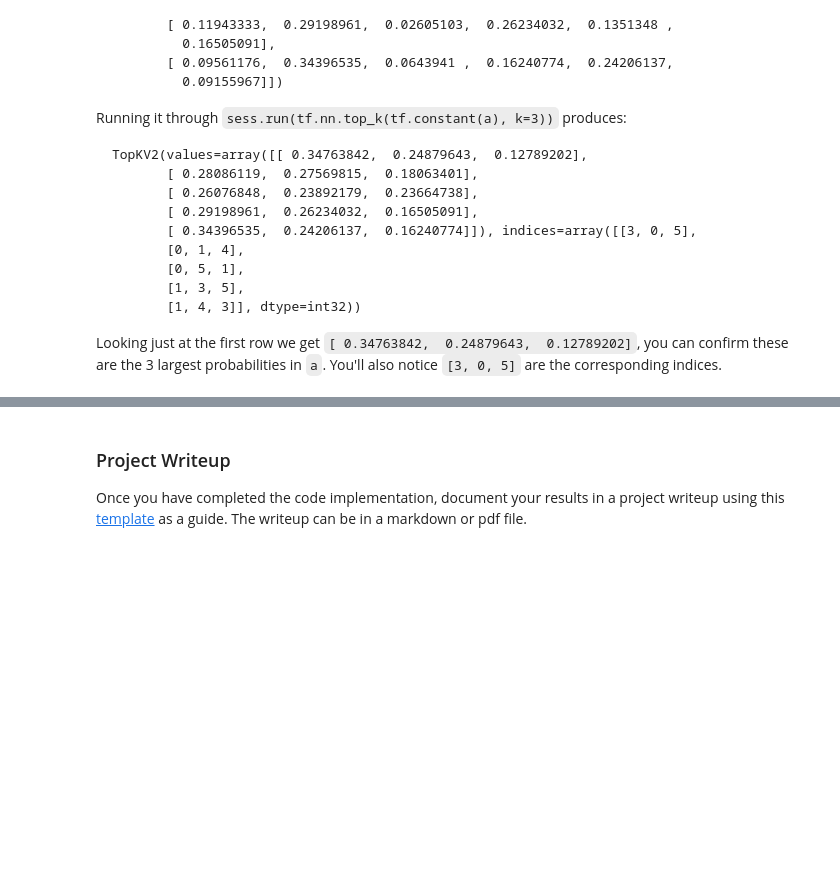
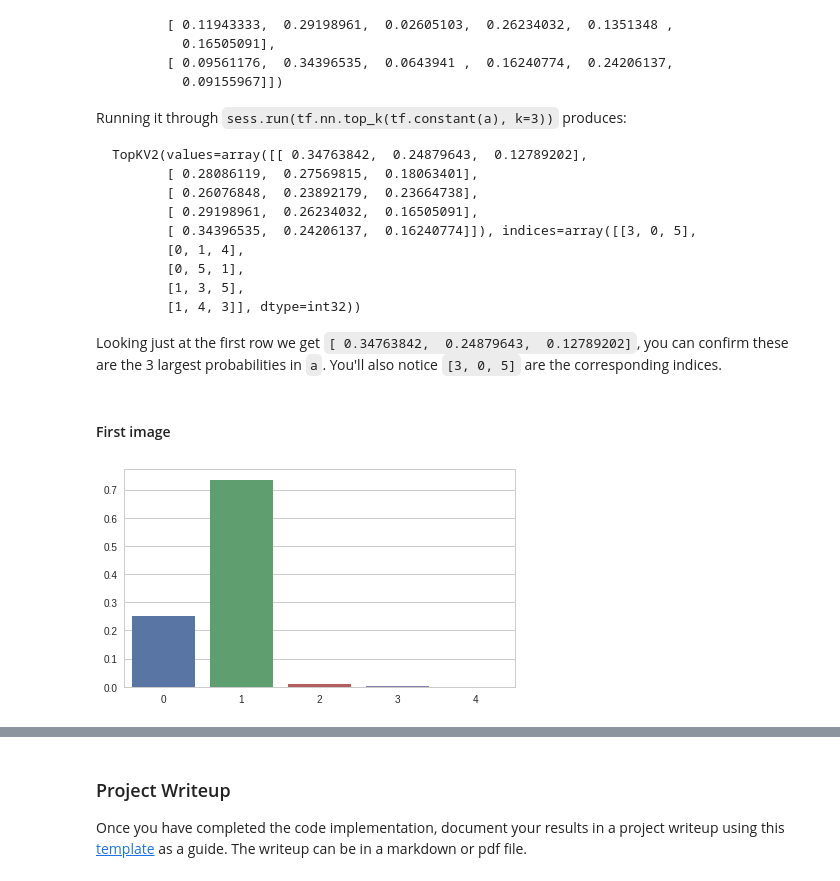
Before and after one commit to ruleva1983/udacity-selfdrivingcar, a Jupyter notebook: term1/traffic_sign/Traffic_Sign_Classifier.ipynb, the cells around one changed output, grey strips where cells are left out. Drawn from its saved outputs; the diff is of its cells as text; code cells hidden in the pictures; blank space fills up the shorter version.

```diff
--- a/term1/traffic_sign/Traffic_Sign_Classifier.ipynb
+++ b/term1/traffic_sign/Traffic_Sign_Classifier.ipynb
@@ -325,3 +595,8 @@ You may find `signnames.csv` useful as it contains mappings from the class id (i
 ### Run the predictions here and use the model to output the prediction for each image.
 ### Make sure to pre-process the images with the same pre-processing pipeline used earlier.
 ### Feel free to use as many code cells as needed.
+# %%
+with tf.Session() as sess:
+    saver = tf.train.Saver()
+    saver.restore(sess, os.path.join("models/", 'model.ckpt'))
+    image_res = sess.run(prediction, feed_dict={x_holder : images})
@@ -327,0 +607,2 @@ You may find `signnames.csv` useful as it contains mappings from the class id (i
+# %%
+ind = np.argpartition(test_res[0], -5)[-5:]
@@ -373,3 +662,17 @@ Looking just at the first row we get `[ 0.34763842,  0.24879643,  0.12789202]`,
 # %%
 ### Print out the top five softmax probabilities for the predictions on the German traffic sign images found on the web.
 ### Feel free to use as many code cells as needed.
+# %%
+# Utility function for bar plots
+def bar_plot_softmax(n, cutoff=5):
+    ind = np.sort(np.argpartition(image_res[n], -cutoff)[-cutoff:])
+    sns.set_style("whitegrid")
+    plt.figure(figsize=(7,4))
+    ax = sns.barplot(y=image_res[n][ind], x=ind)
+    plt.show()
+# %% [markdown]
+#### First image
+# %%
+bar_plot_softmax(0)
+# %% [output]
+[figure, added]
```
Also changed, not shown: parts of 38 cells of this notebook, 6 other files.
